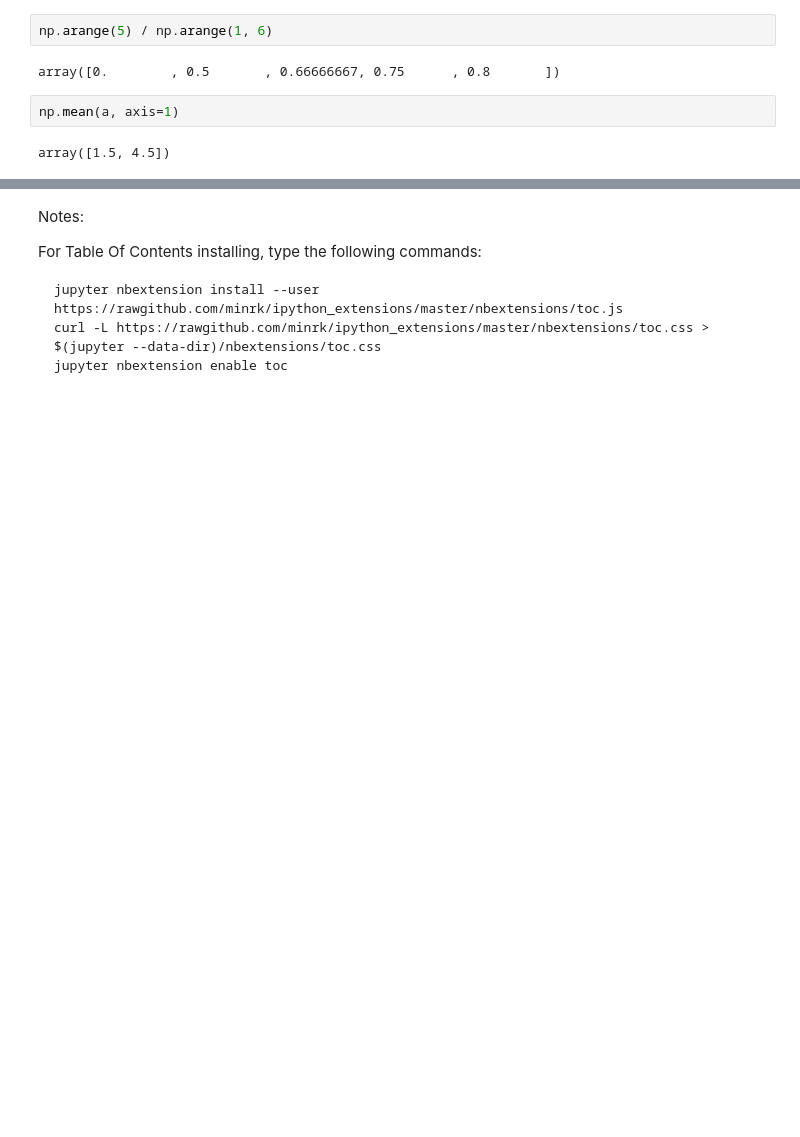
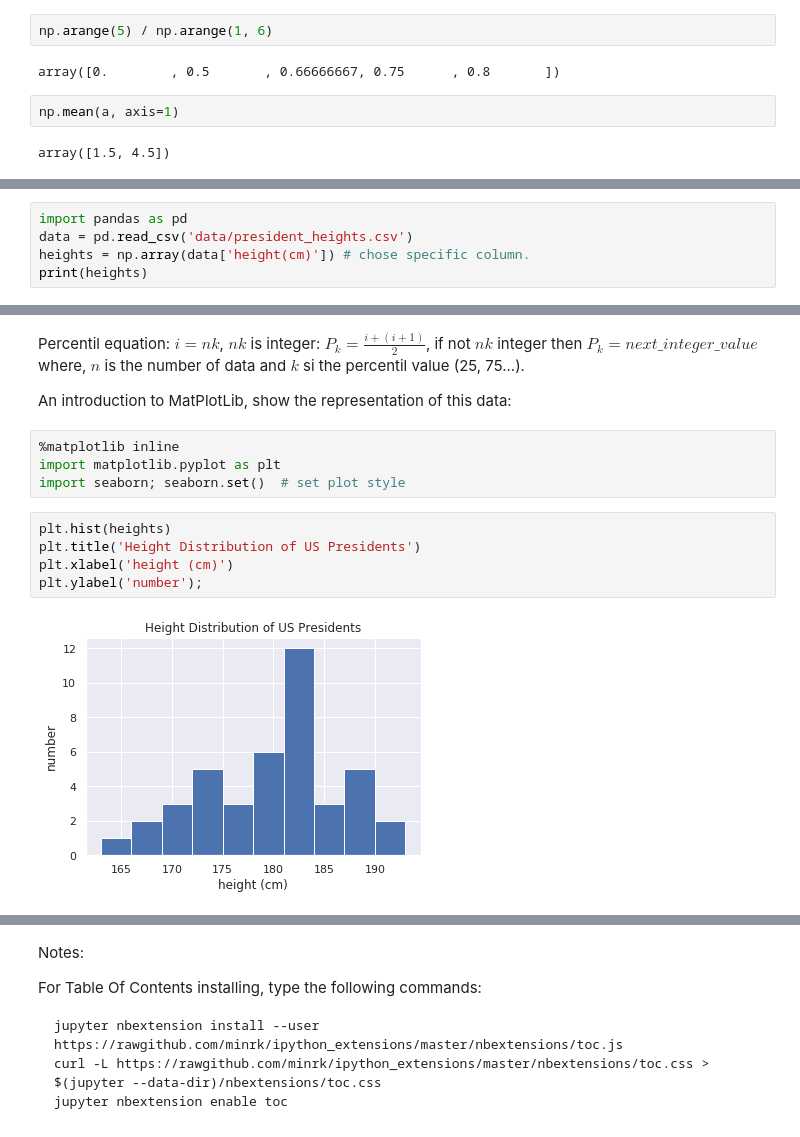
Before and after one commit to igarag/programming, a Jupyter notebook: python/data_science/numpy.ipynb, the cells around one changed output, grey strips where cells are left out. Saved outputs shown, nothing was run; the diff lists cells and outputs as text; blank space fills up the shorter version.

```diff
--- a/python/data_science/numpy.ipynb
+++ b/python/data_science/numpy.ipynb
@@ -506,0 +637,5 @@ array([1.5, 4.5])
+# %%
+import pandas as pd
+data = pd.read_csv('data/president_heights.csv')
+heights = np.array(data['height(cm)']) # chose specific column.
+print(heights)
@@ -506,0 +662,15 @@ array([1.5, 4.5])
+# %% [markdown]
+Percentil equation: $i = nk$, $nk$ is integer: $P_k = \frac{i+(i+1)}{2}$, if not $nk$ integer then $P_k=next\_integer\_value$ where, $n$ is the number of data and $k$ si the percentil value (25, 75...).
+
+An introduction to MatPlotLib, show the representation of this data:
+# %%
+%matplotlib inline
+import matplotlib.pyplot as plt
+import seaborn; seaborn.set()  # set plot style
+# %%
+plt.hist(heights)
+plt.title('Height Distribution of US Presidents')
+plt.xlabel('height (cm)')
+plt.ylabel('number');
+# %% [output]
+[figure, added]
```
Also changed, not shown: parts of 35 cells of this notebook.
